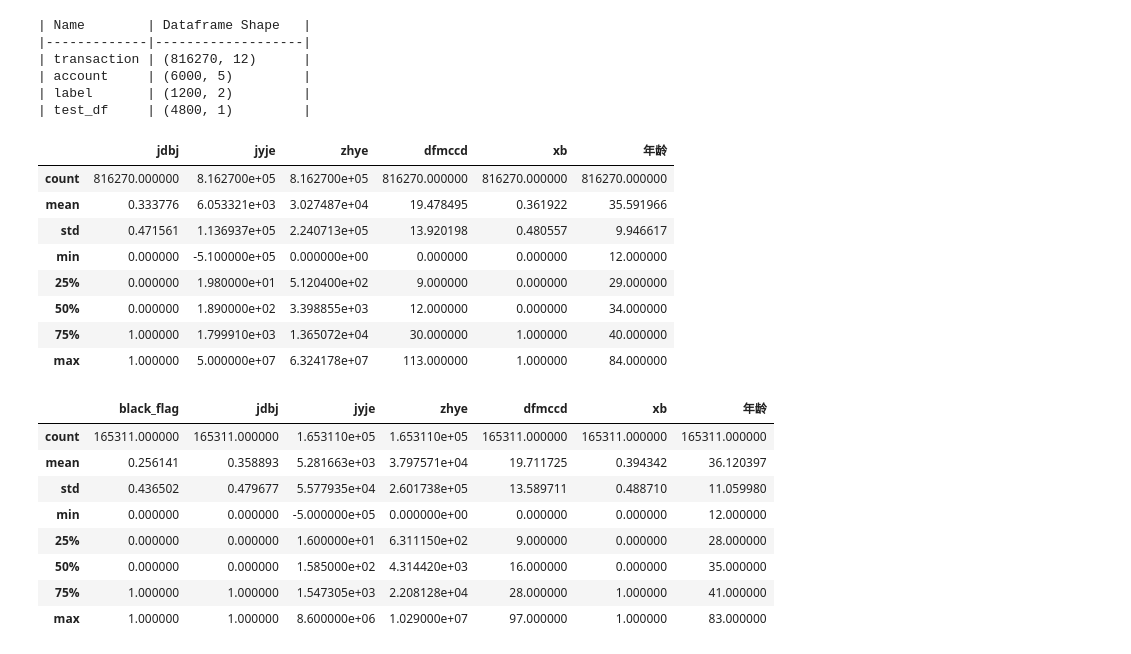
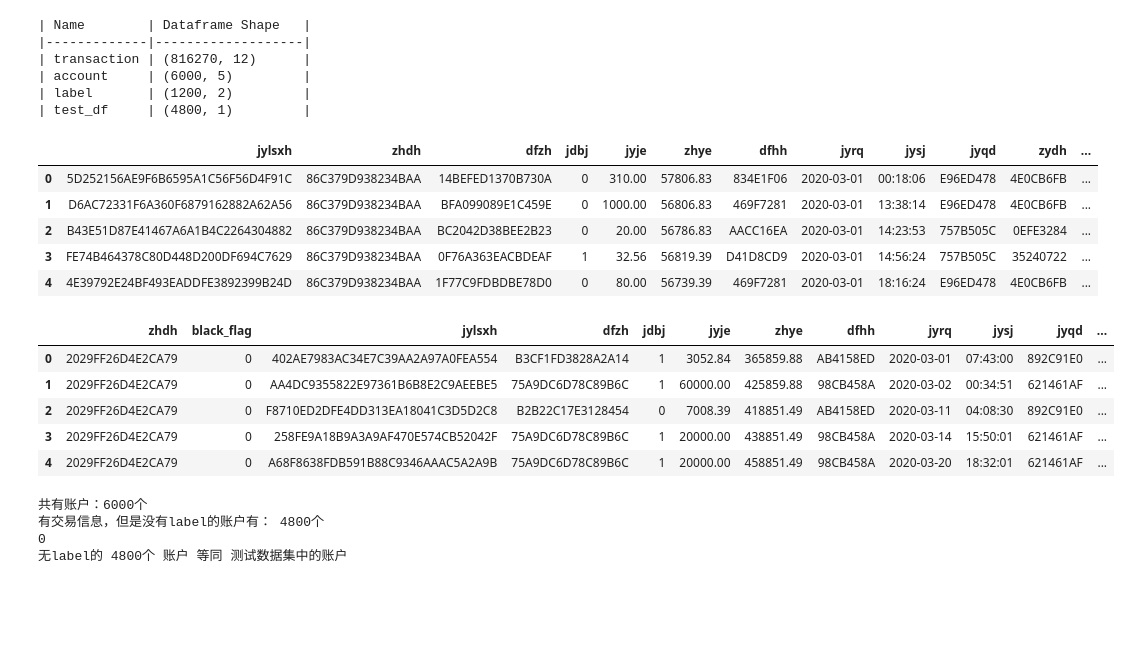
Before and after one commit to Hongfei-Niu/dcic_fraud_risk, a Jupyter notebook: baseline.ipynb, the cells around one changed output. Drawn from its saved outputs; the diff is of its cells as text; code cells hidden in the pictures; blank space fills up the shorter version.

```diff
--- a/baseline.ipynb
+++ b/baseline.ipynb
@@ -33,29 +36,40 @@ print(tabulate(table_shape, headers=["Name", "Dataframe Shape"], tablefmt="githu
 | account     | (6000, 5)         |
 | label       | (1200, 2)         |
 | test_df     | (4800, 1)         |
-# %%
-transaction_info = pd.merge(transaction, account, on="zhdh")
-transaction_info.describe()
-# %% [output]
-|  | jdbj | jyje | zhye | dfmccd | xb | 年龄 |
-| count | 816270.000000 | 8.162700e+05 | 8.162700e+05 | 816270.000000 | 816270.000000 | 816270.000000 |
-| mean | 0.333776 | 6.053321e+03 | 3.027487e+04 | 19.478495 | 0.361922 | 35.591966 |
-| std | 0.471561 | 1.136937e+05 | 2.240713e+05 | 13.920198 | 0.480557 | 9.946617 |
-| min | 0.000000 | -5.100000e+05 | 0.000000e+00 | 0.000000 | 0.000000 | 12.000000 |
-| 25% | 0.000000 | 1.980000e+01 | 5.120400e+02 | 9.000000 | 0.000000 | 29.000000 |
-| 50% | 0.000000 | 1.890000e+02 | 3.398855e+03 | 12.000000 | 0.000000 | 34.000000 |
-| 75% | 1.000000 | 1.799910e+03 | 1.365072e+04 | 30.000000 | 1.000000 | 40.000000 |
-| max | 1.000000 | 5.000000e+07 | 6.324178e+07 | 113.000000 | 1.000000 | 84.000000 |
+# %%
+transaction_info = pd.merge(transaction, account, on="zhdh")
+transaction_info["jysjf"] = pd.to_datetime(transaction_info["jyrq"] + " " + transaction_info["jysj"])
+transaction_info["jysjf"] = transaction_info["jysjf"].astype(int)/ 10**9
+
+transaction_info["khrq"] = pd.to_datetime(transaction_info["khrq"])
+transaction_info["khrqf"] = transaction_info["khrq"].astype(int)/10**9
+transaction_info.head()
+# %% [output]
+|  | jylsxh | zhdh | dfzh | jdbj | jyje | zhye | dfhh | jyrq | jysj | jyqd | zydh | ... |
+| 0 | 5D252156AE9F6B6595A1C56F56D4F91C | 86C379D938234BAA | 14BEFED1370B730A | 0 | 310.00 | 57806.83 | 834E1F06 | 2020-03-01 | 00:18:06 | E96ED478 | 4E0CB6FB | ... |
+| 1 | D6AC72331F6A360F6879162882A62A56 | 86C379D938234BAA | BFA099089E1C459E | 0 | 1000.00 | 56806.83 | 469F7281 | 2020-03-01 | 13:38:14 | E96ED478 | 4E0CB6FB | ... |
+| 2 | B43E51D87E41467A6A1B4C2264304882 | 86C379D938234BAA | BC2042D38BEE2B23 | 0 | 20.00 | 56786.83 | AACC16EA | 2020-03-01 | 14:23:53 | 757B505C | 0EFE3284 | ... |
+| 3 | FE74B464378C80D448D200DF694C7629 | 86C379D938234BAA | 0F76A363EACBDEAF | 1 | 32.56 | 56819.39 | D41D8CD9 | 2020-03-01 | 14:56:24 | 757B505C | 35240722 | ... |
+| 4 | 4E39792E24BF493EADDFE3892399B24D | 86C379D938234BAA | 1F77C9FDBDBE78D0 | 0 | 80.00 | 56739.39 | 469F7281 | 2020-03-01 | 18:16:24 | E96ED478 | 4E0CB6FB | ... |
 # %%
 df_all = pd.merge(label, transaction_info, on="zhdh")
-df_all.describe()
+df_all.head()
 # %% [output]
-|  | black_flag | jdbj | jyje | zhye | dfmccd | xb | 年龄 |
-| count | 165311.000000 | 165311.000000 | 1.653110e+05 | 1.653110e+05 | 165311.000000 | 165311.000000 | 165311.000000 |
-| mean | 0.256141 | 0.358893 | 5.281663e+03 | 3.797571e+04 | 19.711725 | 0.394342 | 36.120397 |
-| std | 0.436502 | 0.479677 | 5.577935e+04 | 2.601738e+05 | 13.589711 | 0.488710 | 11.059980 |
-| min | 0.000000 | 0.000000 | -5.000000e+05 | 0.000000e+00 | 0.000000 | 0.000000 | 12.000000 |
-| 25% | 0.000000 | 0.000000 | 1.600000e+01 | 6.311150e+02 | 9.000000 | 0.000000 | 28.000000 |
-| 50% | 0.000000 | 0.000000 | 1.585000e+02 | 4.314420e+03 | 16.000000 | 0.000000 | 35.000000 |
-| 75% | 1.000000 | 1.000000 | 1.547305e+03 | 2.208128e+04 | 28.000000 | 1.000000 | 41.000000 |
-| max | 1.000000 | 1.000000 | 8.600000e+06 | 1.029000e+07 | 97.000000 | 1.000000 | 83.000000 |
+|  | zhdh | black_flag | jylsxh | dfzh | jdbj | jyje | zhye | dfhh | jyrq | jysj | jyqd | ... |
+| 0 | 2029FF26D4E2CA79 | 0 | 402AE7983AC34E7C39AA2A97A0FEA554 | B3CF1FD3828A2A14 | 1 | 3052.84 | 365859.88 | AB4158ED | 2020-03-01 | 07:43:00 | 892C91E0 | ... |
+| 1 | 2029FF26D4E2CA79 | 0 | AA4DC9355822E97361B6B8E2C9AEEBE5 | 75A9DC6D78C89B6C | 1 | 60000.00 | 425859.88 | 98CB458A | 2020-03-02 | 00:34:51 | 621461AF | ... |
+| 2 | 2029FF26D4E2CA79 | 0 | F8710ED2DFE4DD313EA18041C3D5D2C8 | B2B22C17E3128454 | 0 | 7008.39 | 418851.49 | AB4158ED | 2020-03-11 | 04:08:30 | 892C91E0 | ... |
+| 3 | 2029FF26D4E2CA79 | 0 | 258FE9A18B9A3A9AF470E574CB52042F | 75A9DC6D78C89B6C | 1 | 20000.00 | 438851.49 | 98CB458A | 2020-03-14 | 15:50:01 | 621461AF | ... |
+| 4 | 2029FF26D4E2CA79 | 0 | A68F8638FDB591B88C9346AAAC5A2A9B | 75A9DC6D78C89B6C | 1 | 20000.00 | 458851.49 | 98CB458A | 2020-03-20 | 18:32:01 | 621461AF | ... |
+# %%
+account_num = len(set(transaction_info["zhdh"]))
+nolabel_account_num = account_num - len(set(transaction_info["zhdh"]) & set(label["zhdh"]))
+print("共有账户：{}个\n有交易信息，但是没有label的账户有： {}个".format(account_num, nolabel_account_num))
+
+print(len(set(transaction_info["zhdh"]) - set(label["zhdh"]) - set(test_df["zhdh"])))
+print("无label的 {}个 账户 等同 测试数据集中的账户".format(nolabel_account_num))
+# %% [output]
+共有账户：6000个
+有交易信息，但是没有label的账户有： 4800个
+0
+无label的 4800个 账户 等同 测试数据集中的账户
```
Also changed, not shown: parts of 4 cells of this notebook.
